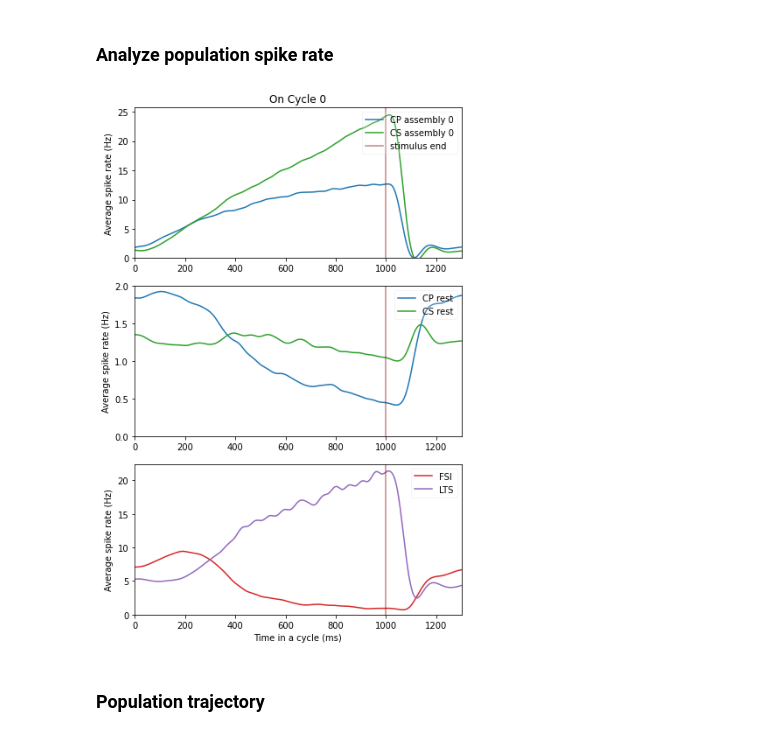
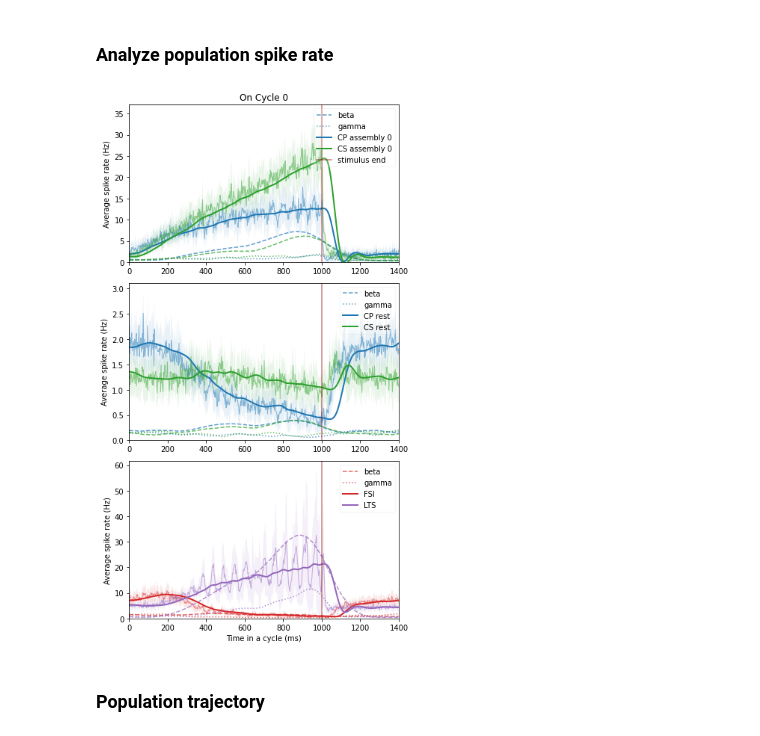
Before and after one commit to chenziao/M1ten_thousand, a Jupyter notebook: Analysis/Analyze_Population.ipynb, the cells around one changed output. Drawn from its saved outputs; the diff is of its cells as text; code cells hidden in the pictures.

```diff
--- a/Analysis/Analyze_Population.ipynb
+++ b/Analysis/Analyze_Population.ipynb
@@ -87,7 +87,7 @@ pop_rspk = process.group_spike_rate_to_xarray(spikes_df, time, pop_ids, group_di
 for da in [grp_rspk, pop_rspk]:
     axis = da.spike_rate.dims.index('time')
     da.update(dict(smoothed_spike_rate=xr.zeros_like(da.spike_rate)))
-    da.smoothed_spike_rate[:] = ss.lfilter(b_filt, a_filt, da.spike_rate, axis=axis)
+    da.smoothed_spike_rate[:] = ss.sosfilt(sos, da.spike_rate, axis=axis)
     da.attrs.update({'filt_order': filt_order, 'filt_cutoff': filt_cutoff})
 
 display(grp_rspk)
@@ -123,7 +141,11 @@ Attributes:
+# %%
+method = 'wavelet'
+grp_waves = process.get_waves(grp_rspk.spike_rate, fs=fs, **wave_kwargs[method])
+pop_waves = process.get_waves(pop_rspk.spike_rate, fs=fs, **wave_kwargs[method])
 # %% [markdown]
 ### Analyze population spike rate
 # %%
-win_extend = 0.3  # extend window by 0.3 sec after stimulus off
+win_extend = 0.4  # extend window by 0.3 sec after stimulus off
 windows = 1000. * process.get_stim_windows(on_time, off_time, t_start, t_stop,
                                            win_extend=win_extend)
 
@@ -149,40 +162,97 @@ pop_rspk_cyc_avg = [process.average_group_windows(x) for x in pop_rspk_cyc_onff]
+# %%
+_, grp_rspk_cyc_onff, grp_rspk_cyc_std = process.get_windowed_data(
+    grp_rspk.spike_rate, windows, win_grp_idx)
+_, _, grp_rspk_cyc_avg = process.get_windowed_data(
+    grp_rspk.smoothed_spike_rate, windows, win_grp_idx)
+_, _, grp_waves_avg = process.get_windowed_data(grp_waves, windows, win_grp_idx)
+
+_, pop_rspk_cyc_onff, pop_rspk_cyc_std = process.get_windowed_data(
+    pop_rspk.spike_rate, windows, win_grp_idx)
+_, _, pop_rspk_cyc_avg = process.get_windowed_data(
+    pop_rspk.smoothed_spike_rate, windows, win_grp_idx)
+_, _, pop_waves_avg = process.get_windowed_data(pop_waves, windows, win_grp_idx)
 # %%
+figsize = (6, 3.5)
+show_trials = False
+show_raw = True
+show_amp = True
+
 show_unique_cyc = 2  # maximum number of unique cycles to show
 show_unique_cyc = list(cyc_to_assy.keys())[:show_unique_cyc]
 show_off = int(n_unique_cycle > 1) + 1
 
-t_cyc = pop_rspk_cyc.time
+def plot_rspk(ax, da, p, label, shaded_std=False, **kwargs):
+    """Plot spike rate mean and std in shaded region"""
+    x = da.sel(population=p)
+    if shaded_std:
+        ax.fill_between(t_cyc, x.mean_ - x.std_, x.mean_ + x.std_,
+                        facecolor=pop_color[p], edgecolor='none', alpha=0.1)
+    ax.plot(t_cyc, x.mean_, color=pop_color[p],
+            label=label, **kwargs)
+
+def plot_trials(ax, da):
+    for i in da.coords['cycle']:
+        ax.plot(t_cyc, da.sel(cycle=i), color=pop_color[p], linewidth=1, alpha=0.3)
+
+def plot_amp(ax, da, p, label=False):
+    da = da.mean_.sel(population=p)
+    line_props = dict(color=pop_color[p], linewidth=1.5, alpha=0.7)
+    for w in waves:
+        ax.plot(t_cyc, da.sel(wave=w), linestyle=wave_lines[w],
+                label=w if label else None, **line_props)
+
+def extract_data(data, onff, unique_cycle, assembly=None):
+    sel = {'unique_cycle': unique_cycle}
+    if assembly is not None:
+        sel['assembly'] = assembly
+    return data[onff].sel(**sel)
+
+t_cyc = grp_rspk_cyc_avg[0].time.values
+grp_data = [grp_rspk_cyc_avg, grp_rspk_cyc_std, grp_waves_avg]
+pop_data = [pop_rspk_cyc_avg, pop_rspk_cyc_std, pop_waves_avg]
+
 for i in show_unique_cyc:
     show_assy = cyc_to_assy[i] + ([-1] if rest_assy else [])
     n_rows = len(show_assy) + 1
     _, axs = plt.subplots(n_rows, show_off, squeeze=False,
-                          figsize=(6 * show_off, 3 * n_rows))
+                          figsize=(figsize[0] * show_off, figsize[1] * n_rows))
     for j in range(show_off):
         for a, ax in zip(show_assy, axs[:-1, j]):
-            da = grp_rspk_cyc_avg[j].sel(unique_cycle=i, assembly=a)
-            for p in PN_pop_names:
-                rspk = da.sel(population=p).values
-                ax.plot(t_cyc, rspk, color=pop_color[p], label=group_names[(a, p)])
-        da = pop_rspk_cyc_avg[j].sel(unique_cycle=i)
-        for p in ITN_pop_names:
-            rspk = da.sel(population=p).values
-            axs[-1, j].plot(t_cyc, rspk, color=pop_color[p], label=p)
+            da, da_std, da_wv = [extract_data(d, j, i, a) for d in grp_data]
+            for k, p in enumerate(PN_pop_names):
+                if show_trials:
+                    plot_trials(ax, grp_rspk_cyc_onff[j][i].sel(assembly=a, population=p))
+                if show_raw:
+                    plot_rspk(ax, da_std, p, None, shaded_std=True, linewidth=1, alpha=0.5)
+                if show_amp:
+                    plot_amp(ax, da_wv, p, label=not k)
+                plot_rspk(ax, da, p, group_names[(a, p)], linewidth=2)
+        da, da_std, da_wv = [extract_data(d, j, i) for d in pop_data]
+        ax = axs[-1, j]
+        for k, p in enumerate(ITN_pop_names):
+            if show_trials:
+                plot_trials(ax, pop_rspk_cyc_onff[j][i].sel(population=p))
+            if show_raw:
+                plot_rspk(ax, da_std, p, None, shaded_std=True, linewidth=1, alpha=0.5)
+            if show_amp:
+                plot_amp(ax, da_wv, p, label=not k)
+            plot_rspk(ax, da, p, p, linewidth=2)
     for j, ax in enumerate(axs.ravel()):
         ax.axvline(on_time * 1000, color='darkred', alpha=0.5,
                    label=None if j else 'stimulus end')
         ax.set_xlim(0, 1000 * (on_time + win_extend))
         ax.set_ylim(bottom=0)
     for ax in axs[:, 0]:
         ax.set_ylabel('Average spike rate (Hz)')
         ax.legend(loc='upper right', framealpha=0.2)
     for j, ax in enumerate(axs[0, :]):
         ax.set_title(('Off' if j else 'On') + f' Cycle {i:d}')
     for ax in axs[-1, :]:
         ax.set_xlabel('Time in a cycle (ms)')
     plt.tight_layout()
 plt.show()
 # %% [output]
-[figure, old version]
+[figure, new version]
 # %% [markdown]
 ### Population trajectory
 # %%
```
Also changed, not shown: parts of 7 cells of this notebook, 4 other files.
